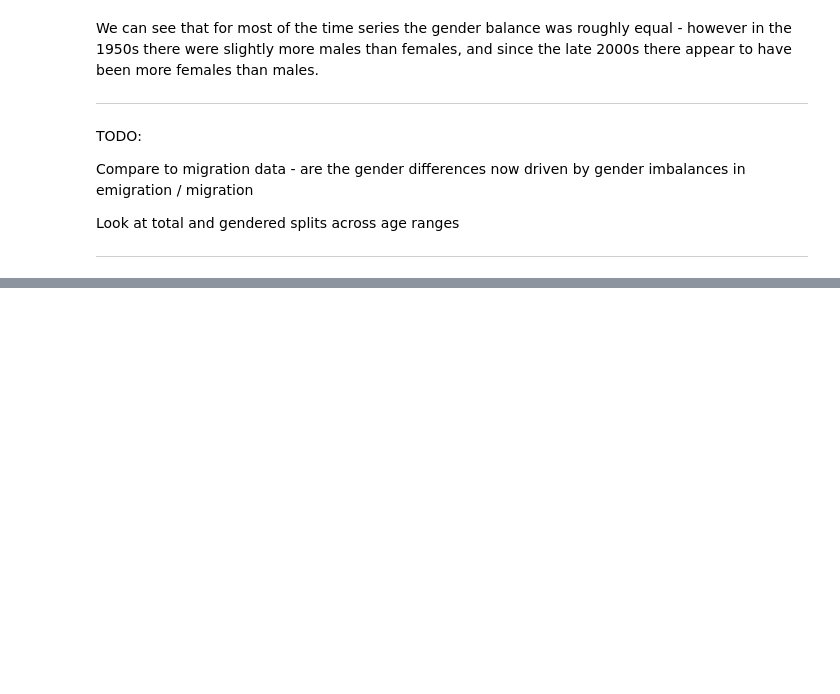
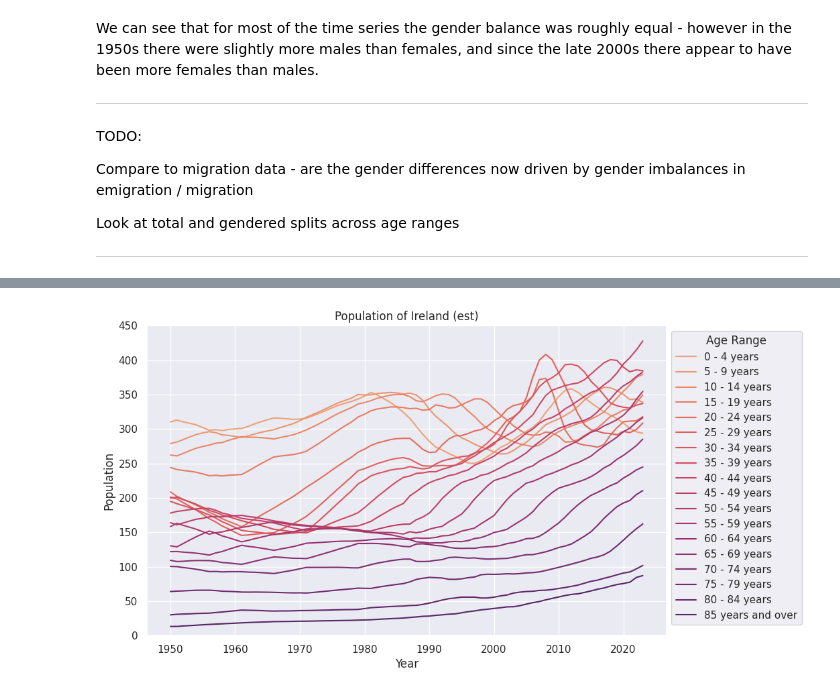
Before and after one commit to step-hen-burke/ca1, a Jupyter notebook: 00_initial_exploration.ipynb, the cells around one changed output, grey strips where cells are left out. Drawn from its saved outputs; the diff is of its cells as text; code cells hidden in the pictures; blank space fills up the shorter version.

```diff
--- a/00_initial_exploration.ipynb
+++ b/00_initial_exploration.ipynb
@@ -404,0 +466,6 @@ Look at total and gendered splits across age ranges
+# %%
+age_lower, age_upper = itertools.tee(range(0,86,5))
+next(age_upper)
+
+covering_age_levels = [f'{low} - {high - 1} years' for low, high in zip(age_lower, age_upper)] + ['85 years and over']
+covering_age_levels
@@ -404,0 +497,13 @@ Look at total and gendered splits across age ranges
+# %%
+both_sexes_age_df =  both_sexes_df[both_sexes_df['age_group'].isin(covering_age_levels)]
+
+fig, ax = plt.subplots(figsize=(10, 6))
+p = sns.lineplot(both_sexes_age_df, x='year', y='value', hue='age_group', palette=sns.color_palette("flare", n_colors=len(covering_age_levels)))
+p.set(title='Population of Ireland (est)', xlabel='Year', ylabel='Population', ylim=(0,None))
+# ylabs = ['{:,.1f}M'.format(x) if x > 0.1 else 0 for x in p.get_yticks()]
+p.set_yticks(p.get_yticks())
+# p.set_yticklabels(ylabs)
+p.legend(title='Age Range')
+sns.move_legend(p, "upper left", bbox_to_anchor=(1, 1))
+# %% [output]
+[figure, added]
```
Also changed, not shown: parts of 14 cells of this notebook.
